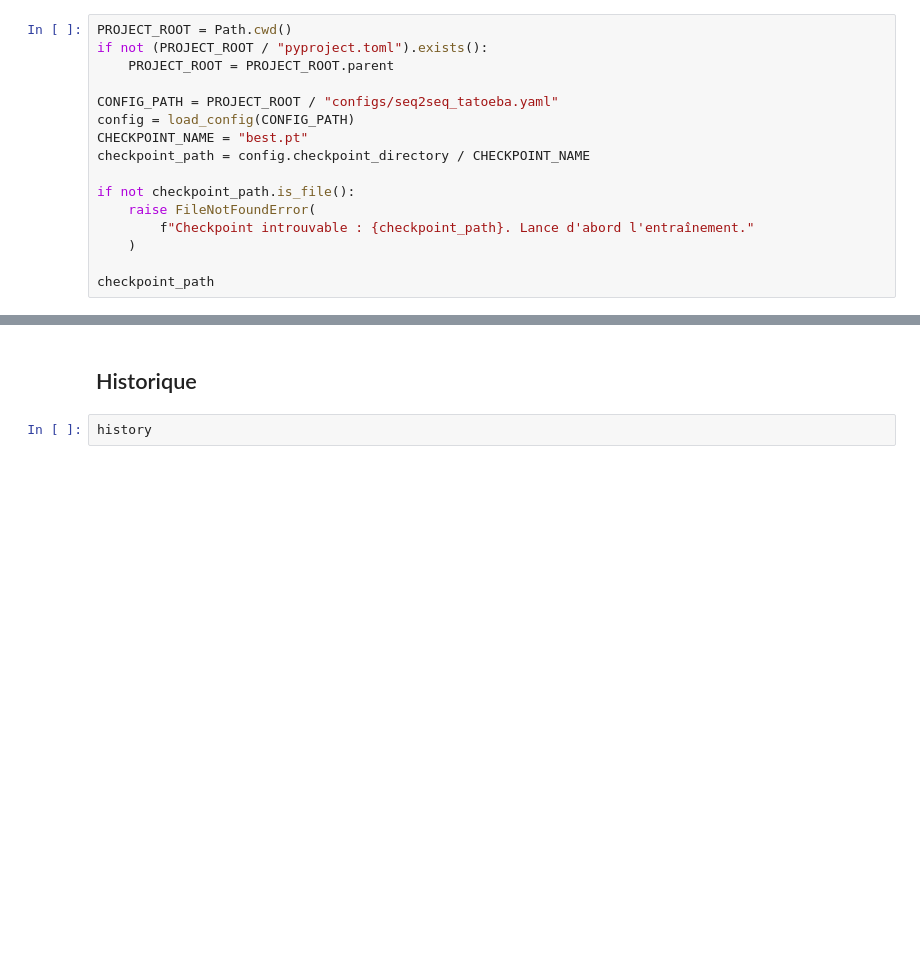
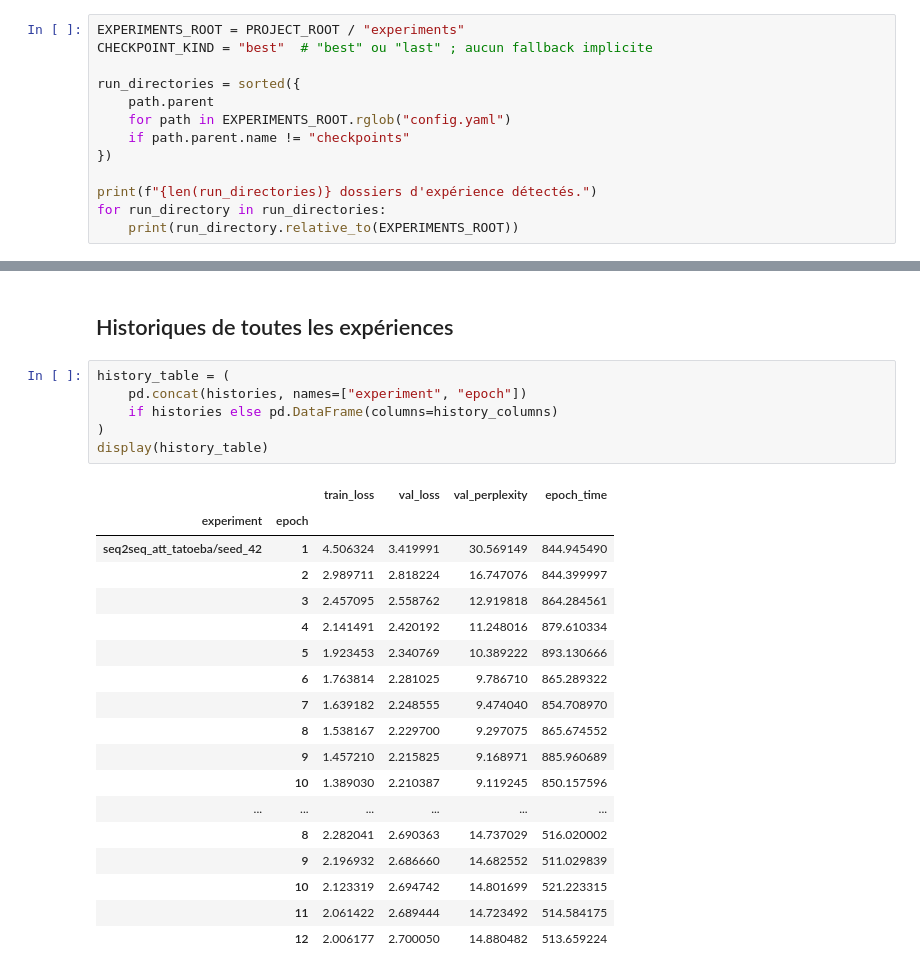
Before and after one commit to desire-del/machine-translation, a Jupyter notebook: notebooks/02_seq2seq_results.ipynb, the cells around one changed output, grey strips where cells are left out. Drawn from its saved outputs; the diff is of its cells as text; blank space fills up the shorter version.

```diff
--- a/notebooks/02_seq2seq_results.ipynb
+++ b/notebooks/02_seq2seq_results.ipynb
@@ -18,16 +17,13 @@ from machine_translation import (
 # %%
-PROJECT_ROOT = Path.cwd()
-if not (PROJECT_ROOT / "pyproject.toml").exists():
-    PROJECT_ROOT = PROJECT_ROOT.parent
+EXPERIMENTS_ROOT = PROJECT_ROOT / "experiments"
+CHECKPOINT_KIND = "best"  # "best" ou "last" ; aucun fallback implicite
 
-CONFIG_PATH = PROJECT_ROOT / "configs/seq2seq_tatoeba.yaml"
-config = load_config(CONFIG_PATH)
-CHECKPOINT_NAME = "best.pt"
-checkpoint_path = config.checkpoint_directory / CHECKPOINT_NAME
+run_directories = sorted({
+    path.parent
+    for path in EXPERIMENTS_ROOT.rglob("config.yaml")
+    if path.parent.name != "checkpoints"
+})
 
-if not checkpoint_path.is_file():
-    raise FileNotFoundError(
-        f"Checkpoint introuvable : {checkpoint_path}. Lance d'abord l'entraînement."
-    )
-
-checkpoint_path
+print(f"{len(run_directories)} dossiers d'expérience détectés.")
+for run_directory in run_directories:
+    print(run_directory.relative_to(EXPERIMENTS_ROOT))
@@ -51,5 +107,28 @@ pd.Series(
 # %% [markdown]
-## Historique
+## Historiques de toutes les expériences
 # %%
-history
+history_table = (
+    pd.concat(histories, names=["experiment", "epoch"])
+    if histories else pd.DataFrame(columns=history_columns)
+)
+display(history_table)
+# %% [output]
+|  |  | train_loss | val_loss | val_perplexity | epoch_time |
+| experiment | epoch |  |  |  |  |
+| seq2seq_att_tatoeba/seed_42 | 1 | 4.506324 | 3.419991 | 30.569149 | 844.945490 |
+|  | 2 | 2.989711 | 2.818224 | 16.747076 | 844.399997 |
+|  | 3 | 2.457095 | 2.558762 | 12.919818 | 864.284561 |
+|  | 4 | 2.141491 | 2.420192 | 11.248016 | 879.610334 |
+|  | 5 | 1.923453 | 2.340769 | 10.389222 | 893.130666 |
+|  | 6 | 1.763814 | 2.281025 | 9.786710 | 865.289322 |
+|  | 7 | 1.639182 | 2.248555 | 9.474040 | 854.708970 |
+|  | 8 | 1.538167 | 2.229700 | 9.297075 | 865.674552 |
+|  | 9 | 1.457210 | 2.215825 | 9.168971 | 885.960689 |
+|  | 10 | 1.389030 | 2.210387 | 9.119245 | 850.157596 |
+| ... | ... | ... | ... | ... | ... |
+|  | 8 | 2.282041 | 2.690363 | 14.737029 | 516.020002 |
+|  | 9 | 2.196932 | 2.686660 | 14.682552 | 511.029839 |
+|  | 10 | 2.123319 | 2.694742 | 14.801699 | 521.223315 |
+|  | 11 | 2.061422 | 2.689444 | 14.723492 | 514.584175 |
+|  | 12 | 2.006177 | 2.700050 | 14.880482 | 513.659224 |
 # %% [markdown]
```
Also changed, not shown: parts of 10 cells of this notebook, 7 other files.
